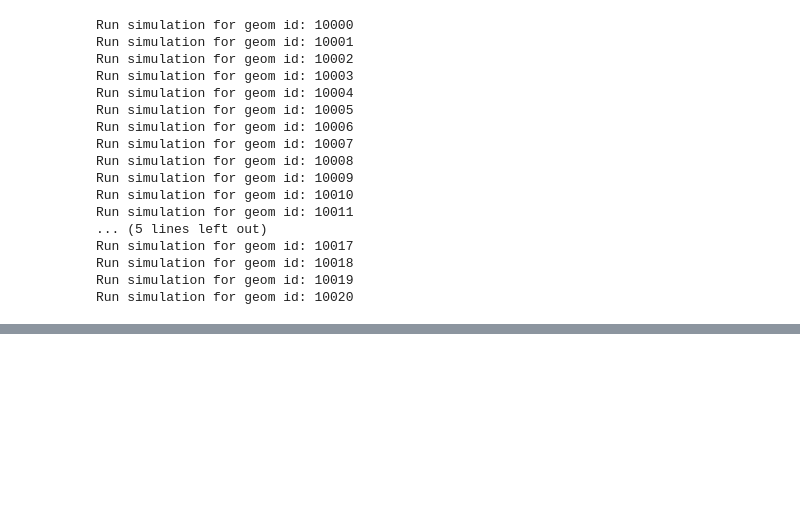
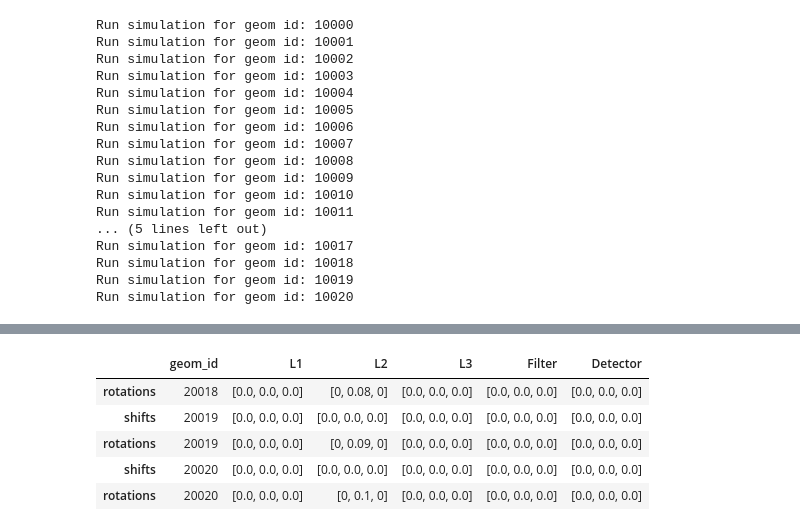
Before and after one commit to lsst-camera-dh/ghosts, a Jupyter notebook: notebooks/LSST_CCOB_geometry.ipynb, the cells around one changed output, grey strips where cells are left out. Saved outputs shown, nothing was run; the diff lists cells and outputs as text; code cells hidden in the pictures; blank space fills up the shorter version.

```diff
--- a/notebooks/LSST_CCOB_geometry.ipynb
+++ b/notebooks/LSST_CCOB_geometry.ipynb
@@ -201,0 +181,13 @@ plotter.plot_distances_for_scan(my_geom_ids, distances_2d, distances_3d)
+# %%
+# Test rotation set
+my_angles = [i*0.01 for i in range(-10, 11)]
+r_set = geom.build_rotation_set('L2', 'y', my_angles, 20000)
+r_set_frame = geom.concat_dicts(r_set)
+r_set_frame.tail()
+# %% [output]
+|  | geom_id | L1 | L2 | L3 | Filter | Detector |
+| rotations | 20018 | [0.0, 0.0, 0.0] | [0, 0.08, 0] | [0.0, 0.0, 0.0] | [0.0, 0.0, 0.0] | [0.0, 0.0, 0.0] |
+| shifts | 20019 | [0.0, 0.0, 0.0] | [0.0, 0.0, 0.0] | [0.0, 0.0, 0.0] | [0.0, 0.0, 0.0] | [0.0, 0.0, 0.0] |
+| rotations | 20019 | [0.0, 0.0, 0.0] | [0, 0.09, 0] | [0.0, 0.0, 0.0] | [0.0, 0.0, 0.0] | [0.0, 0.0, 0.0] |
+| shifts | 20020 | [0.0, 0.0, 0.0] | [0.0, 0.0, 0.0] | [0.0, 0.0, 0.0] | [0.0, 0.0, 0.0] | [0.0, 0.0, 0.0] |
+| rotations | 20020 | [0.0, 0.0, 0.0] | [0, 0.1, 0] | [0.0, 0.0, 0.0] | [0.0, 0.0, 0.0] | [0.0, 0.0, 0.0] |
```
Also changed, not shown: parts of 9 cells of this notebook.
